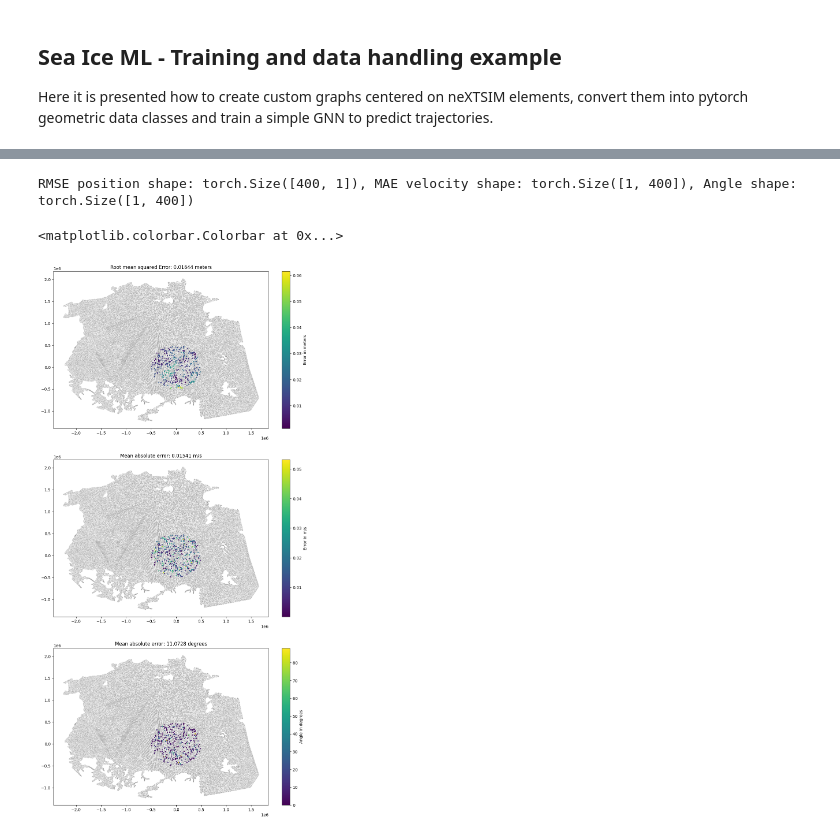
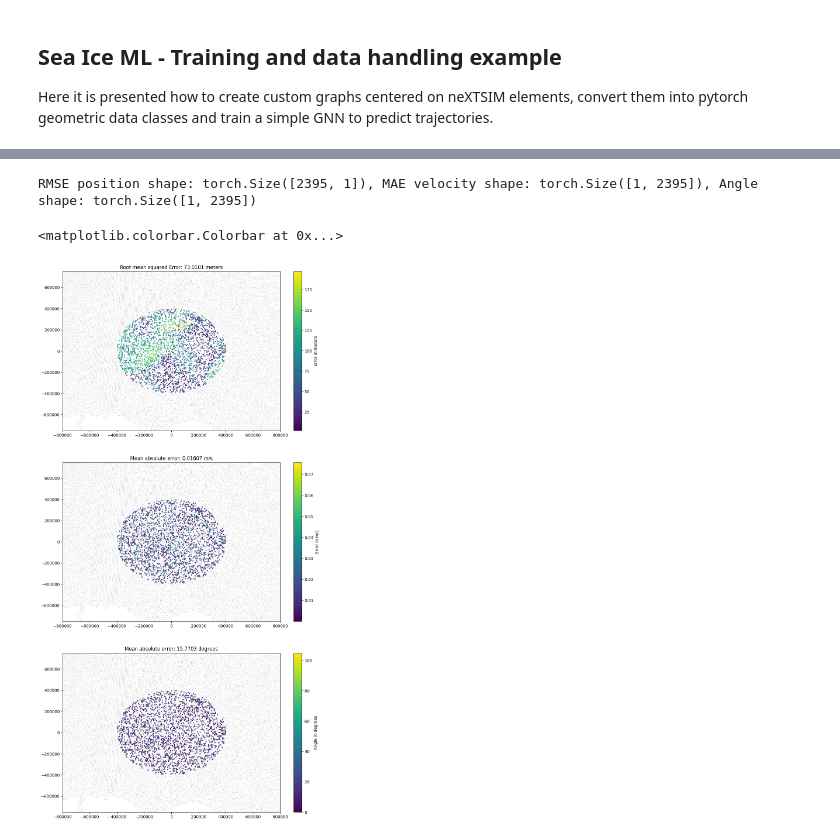
Before and after one commit to nansencenter/nextsim_dynamics_ml, a Jupyter notebook: notebooks/Demo.ipynb, the cells around one changed output, grey strips where cells are left out. Cells and saved outputs as stored; diff of their text form; code cells hidden in the pictures.

```diff
--- a/notebooks/Demo.ipynb
+++ b/notebooks/Demo.ipynb
@@ -55,13 +56,13 @@ nextsim = Ice_graph(
         'y']
 )
 
-n_generations = 1000
+n_generations = 3000
 predict_vel = True
 
-radius = 500000 #meters
+radius = 400000 #meters
 iterations = 1
-time_index = 3 #index of element graph to fetch samples from
-time_index_val = 20
+time_index = 1 #index of element graph to fetch samples from
+time_index_val = 12
 
 samples_train = nextsim.get_samples_area((0,0),radius,time_index=time_index,n_samples=n_generations,elements=False)
 samples_val = nextsim.get_samples_area((0,0),radius,time_index=time_index_val,n_samples=int(n_generations/5),elements=False)
@@ -151,7 +156,8 @@ transform_train = compute_normalization_batch(train_graph_list)
 transform_val = compute_normalization_batch(val_graph_list)
 
 #create datasets and loaders
-batch_size = 128
+batch_size = len(val_graph_list)
+print(f"Batch size: {batch_size}")
 train_dataset = Ice_graph_dataset(train_graph_list, transform=None)
 val_dataset = Ice_graph_dataset(val_graph_list, transform=None)
 train_dataloader = DataLoader(train_dataset, batch_size=batch_size, shuffle=True)
@@ -163,15 +169,16 @@ num_features1 = e_graph.x.shape[-1]  # Node feature dimension
 v_graph = next(iter(train_dataset))[1] #just to get the num_features
 num_features2 = v_graph.x.shape[-1]  # Node feature dimension
 
-hidden_channels = 12
+hidden_channels = ([12],[12])
 num_classes = e_graph.y[0].shape[0] # trajectory lenght *2, since we have x,y.
 
 device = torch.device('cuda' if torch.cuda.is_available() else 'cpu')
 model = GCNN_2G(num_features1,num_features2, hidden_channels, num_classes,dropout=0.1).to(device)
 optimizer = torch.optim.Adam(model.parameters(), lr=0.02, weight_decay=5e-4)
 scheduler = ExponentialLR(optimizer, gamma=0.95)
-loss = nn.L1Loss()
-num_epochs = 30
+#loss = nn.L1Loss()
+loss = CustomIceLoos(A=1,B=0,C=0,step=nextsim.step,d_time=nextsim.d_time)
+num_epochs = 100
 
 #trianing loop
 training_losses = []
@@ -195,10 +202,10 @@ for epoch in range(num_epochs):
 
 #plot losses curve
 plt.figure(figsize=(15,5))
-plt.plot(training_losses[2:],label='Training loss')
-plt.plot(validation_losses[2:],label='Validation loss')
+plt.plot(np.log(training_losses[2:]),label='Training loss')
+plt.plot(np.log(validation_losses[2:]),label='Validation loss')
 plt.xlabel('Epoch')
-plt.ylabel('Loss')
+plt.ylabel('Log Loss')
 plt.title('Training and Validation Losses')
 plt.legend()
 plt.show()
@@ -241,6 +247,6 @@ for graph in val_dataloader:
 
 targets = torch.cat(targets)
 predictions = torch.cat(predictions)
-init_coords = torch.cat(init_coords)*1000
+init_coords = torch.cat(init_coords)
 
-rmse_position,mae_vel_norm,angles,target_vel,predicted_vel = compute_metrics(targets,predictions,init_coords,predict_vel)
+rmse_position,mae_vel_norm,angles,target_vel,predicted_vel = compute_metrics(targets,predictions,init_coords,predict_vel,step=nextsim.step)
@@ -286,41 +296,41 @@ angle_spatial_mean = torch.mean(angles, dim=0)
 position_absolute_mean = float(torch.mean(rmse_position))
 velocity_absolute_mean = float(torch.mean(mae_vel_norm))
 angle_absolute_mean = float(torch.mean(angles))
 
 position_std = float(torch.std(rmse_position))
 velocity_std = float(torch.std(mae_vel_norm))
 angle_std = float(torch.std(angles))
 
 
 fig, axs = plt.subplots(3,1,figsize=(12,24))
 
 #position
 axs[0].scatter(selected_graph['x'],selected_graph['y'],c='grey', s= 1 ,marker='.',linewidths=.7,alpha=.5)
 im = axs[0].scatter(init_coords[:,0],init_coords[:,1],c=np.clip(position_spatial_mean,0,position_absolute_mean+5*position_std),s=3, cmap='viridis')
-#axs[0].set_xlim([-0.8e6, 0.8e6])
-#axs[0].set_ylim([-0.75e6, 0.75e6])
+axs[0].set_xlim([-0.8e6, 0.8e6])
+axs[0].set_ylim([-0.75e6, 0.75e6])
 axs[0].set_title("Root mean squared Error: "+str(position_absolute_mean)[:7]+" meters")
 plt.colorbar( im, label="Error in meters")
 
 #velocity
 im = axs[1].scatter(selected_graph['x'],selected_graph['y'],c='grey', s= 1 ,marker='.',linewidths=.7,alpha=.5)
 im = axs[1].scatter(init_coords[:,0],init_coords[:,1],c=np.clip(velocity_spatial_mean,0,velocity_absolute_mean+5*velocity_std),s=3, cmap='viridis')
-#axs[1].set_xlim([-0.8e6, 0.8e6])
-#axs[1].set_ylim([-0.75e6, 0.75e6])
+axs[1].set_xlim([-0.8e6, 0.8e6])
+axs[1].set_ylim([-0.75e6, 0.75e6])
 axs[1].set_title("Mean absolute error: "+str(velocity_absolute_mean)[:7]+" m/s")
 plt.colorbar( im, label="Error in m/s")
 
 #angle
 im = axs[2].scatter(selected_graph['x'],selected_graph['y'],c='grey', s= 1 ,marker='.',linewidths=.7,alpha=.5)
 im = axs[2].scatter(init_coords[:,0],init_coords[:,1],c=np.clip(angle_spatial_mean,0,angle_absolute_mean+5*angle_std),s=3, cmap='viridis')
-#axs[2].set_xlim([-0.8e6, 0.8e6])
-#axs[2].set_ylim([-0.75e6, 0.75e6])
+axs[2].set_xlim([-0.8e6, 0.8e6])
+axs[2].set_ylim([-0.75e6, 0.75e6])
 axs[2].set_title("Mean absolute error: "+str(angle_absolute_mean)[:7]+" degrees")
 plt.colorbar( im, label="Angle in degrees")
 # %% [output]
-RMSE position shape: torch.Size([400, 1]), MAE velocity shape: torch.Size([1, 400]), Angle shape: torch.Size([1, 400])
+RMSE position shape: torch.Size([2395, 1]), MAE velocity shape: torch.Size([1, 2395]), Angle shape: torch.Size([1, 2395])
 <matplotlib.colorbar.Colorbar at 0x...>
-[figure, old version]
+[figure, new version]
 # %%
 #ignore warnings
 import warnings
```
Also changed, not shown: parts of 10 cells of this notebook.
